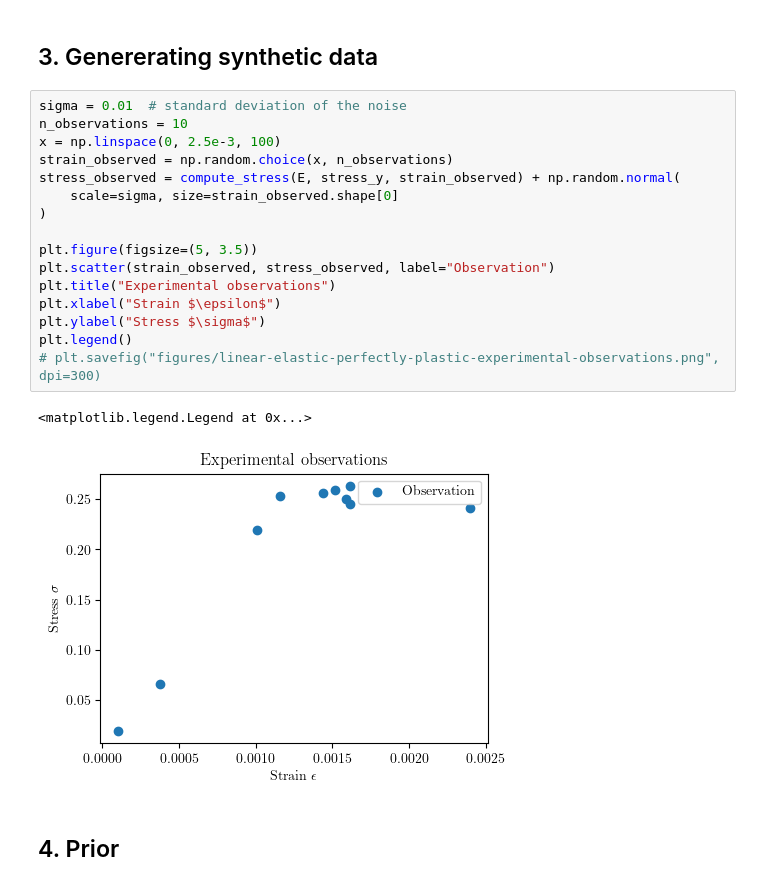
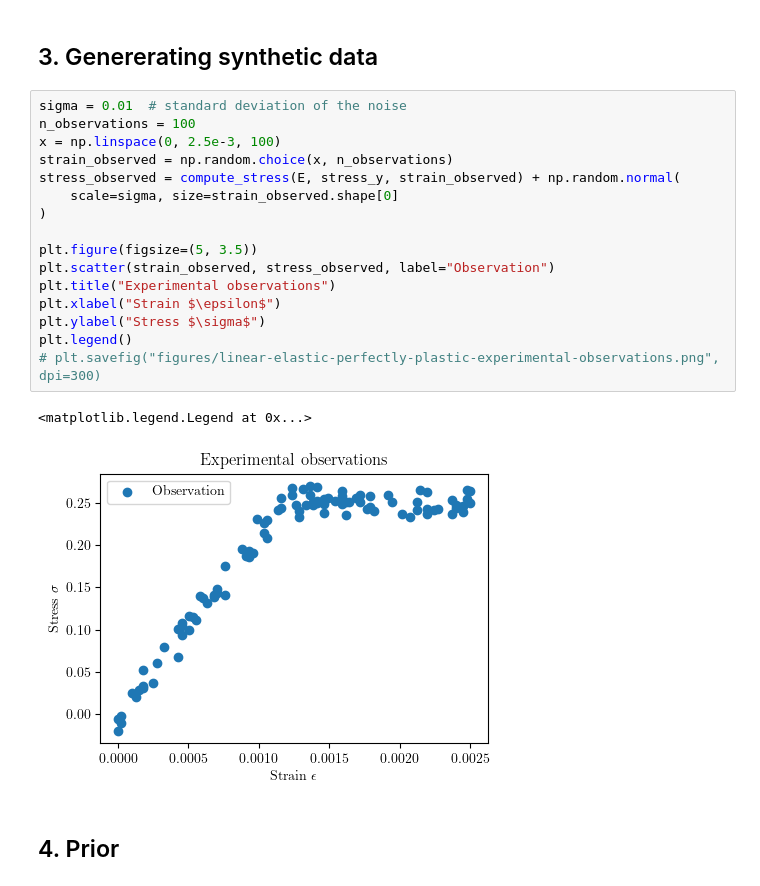
Before and after one commit to mark-hobbs/bayesian-inference-tutorial, a Jupyter notebook: examples/02-linear-elasticity-perfect-plasticity.ipynb, the cells around one changed output. Saved outputs shown, nothing was run; the diff lists cells and outputs as text.

```diff
--- a/examples/02-linear-elasticity-perfect-plasticity.ipynb
+++ b/examples/02-linear-elasticity-perfect-plasticity.ipynb
@@ -135,23 +135,23 @@ class LinearElasticPerfectlyPlastic(BaseModel):
 ## 3. Genererating synthetic data
 # %%
 sigma = 0.01  # standard deviation of the noise
-n_observations = 10
+n_observations = 100
 x = np.linspace(0, 2.5e-3, 100)
 strain_observed = np.random.choice(x, n_observations)
 stress_observed = compute_stress(E, stress_y, strain_observed) + np.random.normal(
     scale=sigma, size=strain_observed.shape[0]
 )
 
 plt.figure(figsize=(5, 3.5))
 plt.scatter(strain_observed, stress_observed, label="Observation")
 plt.title("Experimental observations")
 plt.xlabel("Strain $\epsilon$")
 plt.ylabel("Stress $\sigma$")
 plt.legend()
 # plt.savefig("figures/linear-elastic-perfectly-plastic-experimental-observations.png", dpi=300)
 # %% [output]
 <matplotlib.legend.Legend at 0x...>
-[figure, old version]
+[figure, new version]
 # %% [markdown]
 ## 4. Prior
 # %%
```
Also changed, not shown: parts of 18 cells of this notebook, 2 other files.
